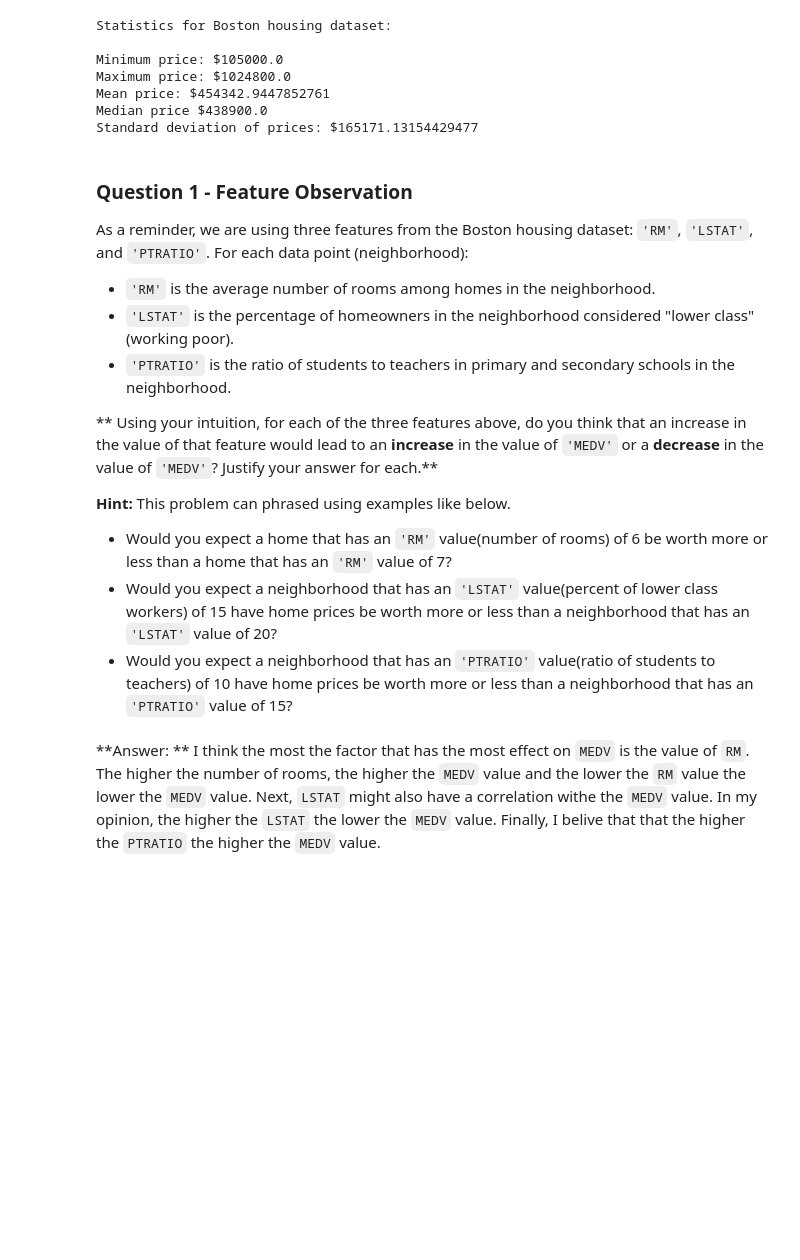
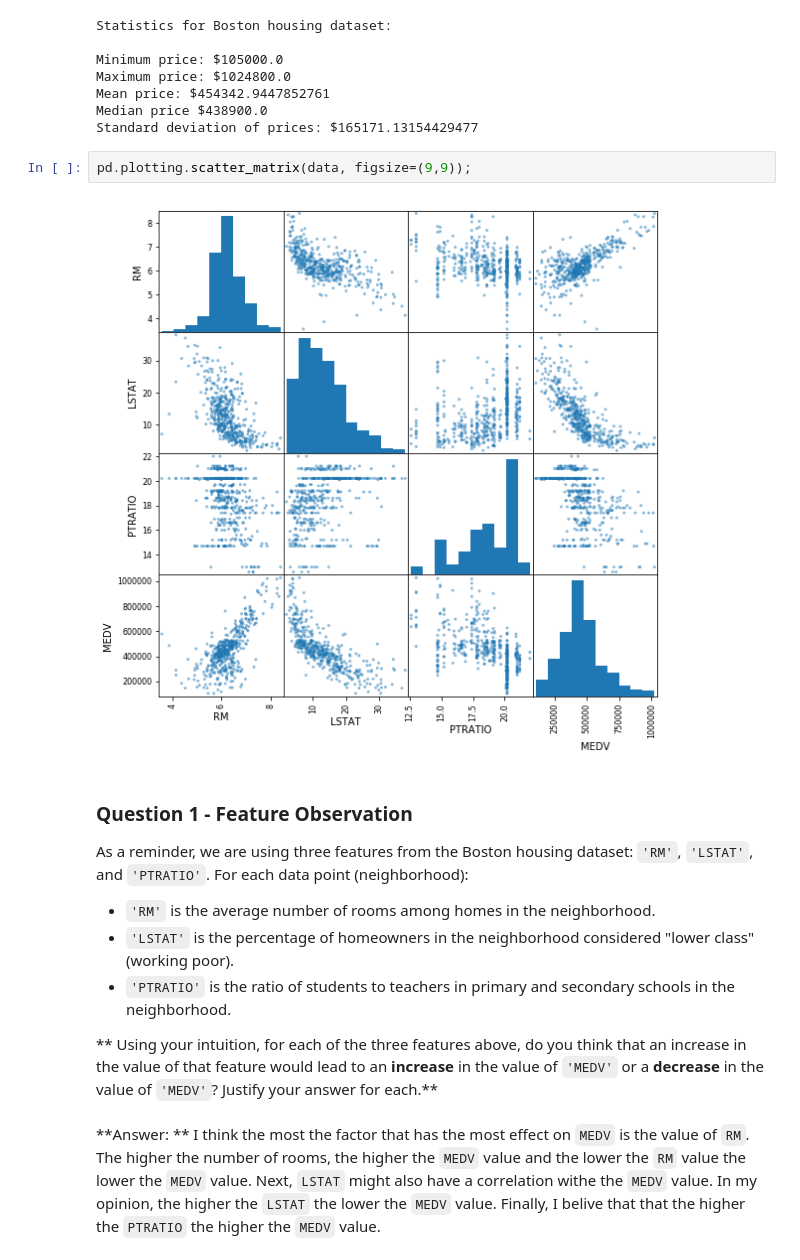
Before and after one commit to naseerfaheem/Predicting-Boston-Housing-Prices-, a Jupyter notebook: boston_housing.ipynb, the cells around one changed output. Saved outputs shown, nothing was run; the diff lists cells and outputs as text; blank space fills up the shorter version.

```diff
--- a/boston_housing.ipynb
+++ b/boston_housing.ipynb
@@ -83,6 +83,10 @@ Maximum price: $1024800.0
 Mean price: $454342.9447852761
 Median price $438900.0
 Standard deviation of prices: $165171.13154429477
+# %%
+pd.plotting.scatter_matrix(data, figsize=(9,9));
+# %% [output]
+[figure, added]
 # %% [markdown]
 ### Question 1 - Feature Observation
 As a reminder, we are using three features from the Boston housing dataset: `'RM'`, `'LSTAT'`, and `'PTRATIO'`. For each data point (neighborhood):
@@ -92,11 +96,6 @@ As a reminder, we are using three features from the Boston housing dataset: `'RM
 
 
 ** Using your intuition, for each of the three features above, do you think that an increase in the value of that feature would lead to an **increase** in the value of `'MEDV'` or a **decrease** in the value of `'MEDV'`? Justify your answer for each.**
-
-**Hint:** This problem can phrased using examples like below.
-* Would you expect a home that has an `'RM'` value(number of rooms) of 6 be worth more or less than a home that has an `'RM'` value of 7?
-* Would you expect a neighborhood that has an `'LSTAT'` value(percent of lower class workers) of 15 have home prices be worth more or less than a neighborhood that has an `'LSTAT'` value of 20?
-* Would you expect a neighborhood that has an `'PTRATIO'` value(ratio of students to teachers) of 10 have home prices be worth more or less than a neighborhood that has an `'PTRATIO'` value of 15?
 # %% [markdown]
 **Answer: ** I think the most the factor that has the most effect on `MEDV` is the value of `RM`. The higher the number of rooms, the higher the `MEDV` value and the lower the `RM` value the lower the `MEDV` value. Next, `LSTAT` might also have a correlation withe the `MEDV` value. In my opinion, the higher the `LSTAT` the lower the `MEDV` value. Finally, I belive that that the higher the `PTRATIO` the higher the `MEDV` value.
 # %% [markdown]
```
Also changed, not shown: parts of 24 cells of this notebook, 1 other file.
